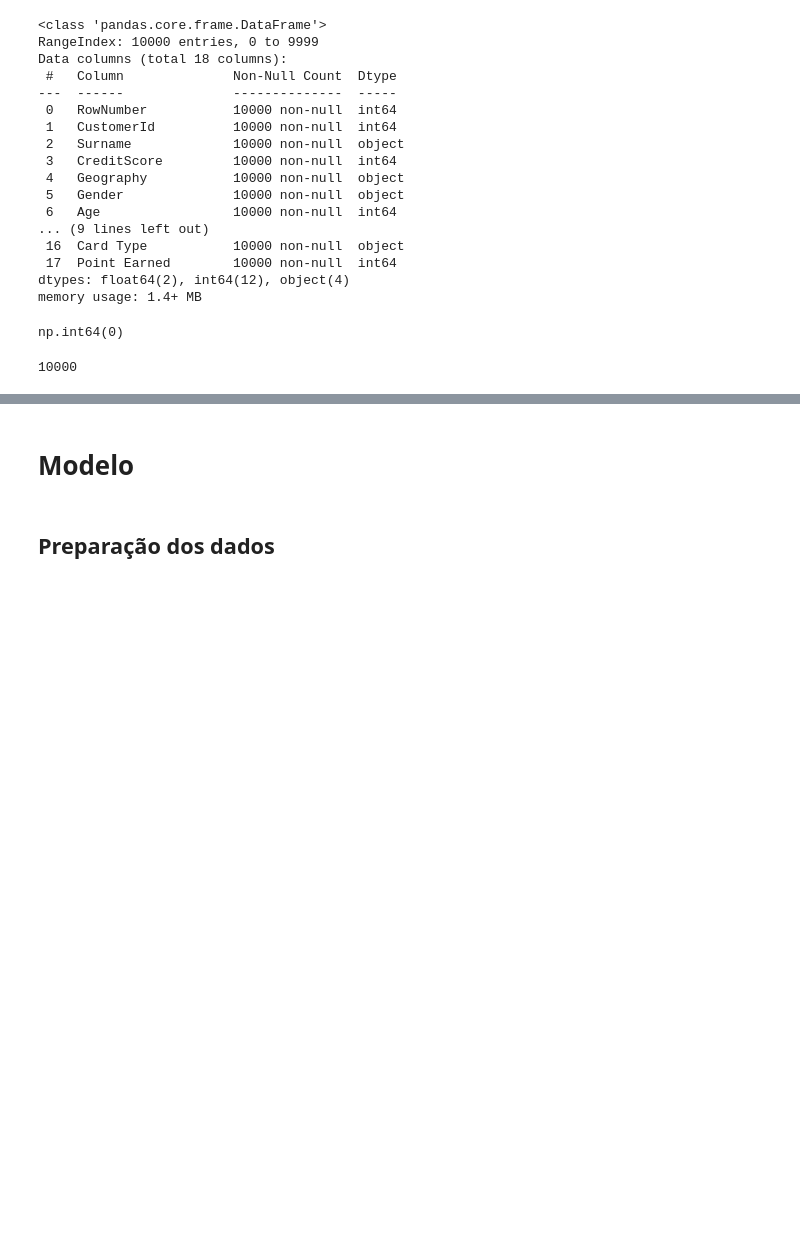
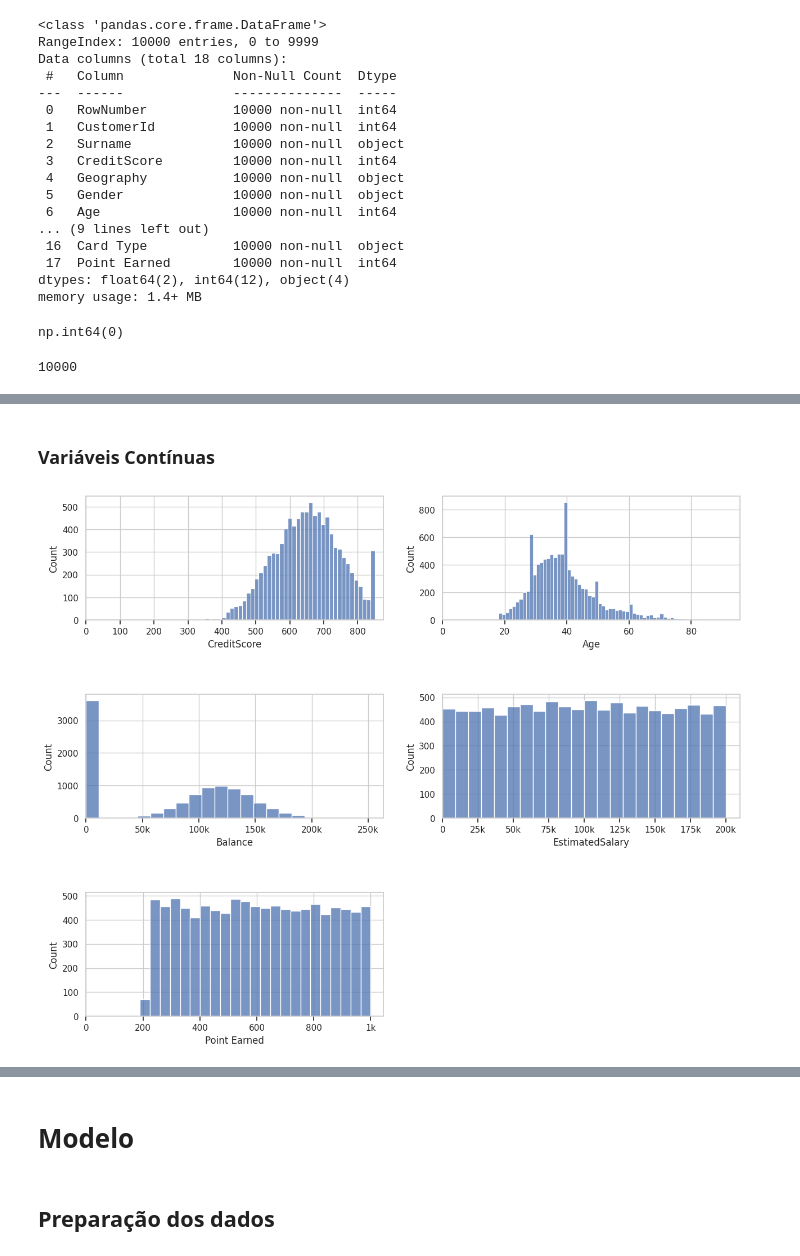
Before and after one commit to ghfreiree/bank-customer-churn-prediction, a Jupyter notebook: bank_customer_churn.ipynb, the cells around one changed output, grey strips where cells are left out. Drawn from its saved outputs; the diff is of its cells as text; code cells hidden in the pictures; blank space fills up the shorter version.

```diff
--- a/bank_customer_churn.ipynb
+++ b/bank_customer_churn.ipynb
@@ -128,0 +231,39 @@ Dropamos a coluna `Complain` por apresentar 100% de correlação com o churn
+# %% [markdown]
+### Variáveis Contínuas
+# %%
+plt.figure(figsize = (15, 12))
+
+plt.subplot(3, 2, 1)
+ax1 = sns.histplot(x = df['CreditScore'], kde = False)
+ax1.tick_params(axis='x', which='both', bottom=True, labelbottom=True)
+ax1.xaxis.set_major_formatter(k_formatter)
+ax1.set_xlim(left=0)
+
+plt.subplot(3, 2, 2)
+ax2 = sns.histplot(x = df['Age'], kde = False)
+ax2.tick_params(axis='x', which='both', bottom=True, labelbottom=True)
+ax2.xaxis.set_major_formatter(k_formatter)
+ax2.set_xlim(left=0)
+
+plt.subplot(3, 2, 3)
+ax3 = sns.histplot(x = df['Balance'], kde = False)
+ax3.tick_params(axis='x', which='both', bottom=True, labelbottom=True)
+ax3.xaxis.set_major_formatter(k_formatter)
+ax3.set_xlim(left=0)
+
+plt.subplot(3, 2, 4)
+ax4 = sns.histplot(x = df['EstimatedSalary'], kde = False)
+ax4.tick_params(axis='x', which='both', bottom=True, labelbottom=True)
+ax4.xaxis.set_major_formatter(k_formatter)
+ax4.set_xlim(left=0)
+
+plt.subplot(3, 2, 5)
+ax5 = sns.histplot(x = df['Point Earned'], kde = False)
+ax5.tick_params(axis='x', which='both', bottom=True, labelbottom=True)
+ax5.xaxis.set_major_formatter(k_formatter)
+ax5.set_xlim(left=0)
+
+plt.subplots_adjust(hspace=0.6, wspace=0.2)
+plt.show()
+# %% [output]
+[figure, added]
```
Also changed, not shown: parts of 128 cells of this notebook, 1 other file.
